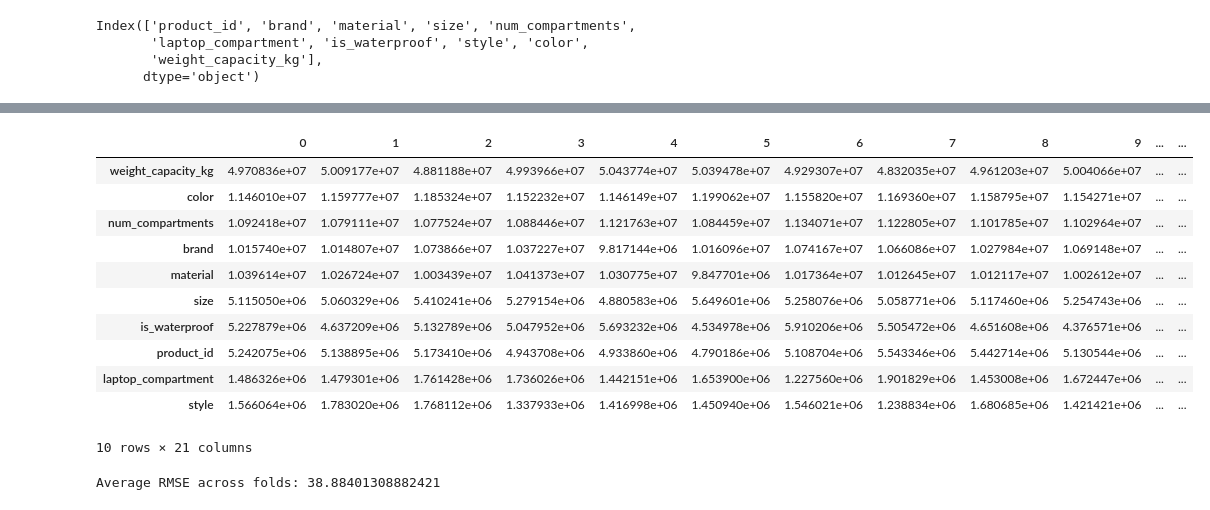
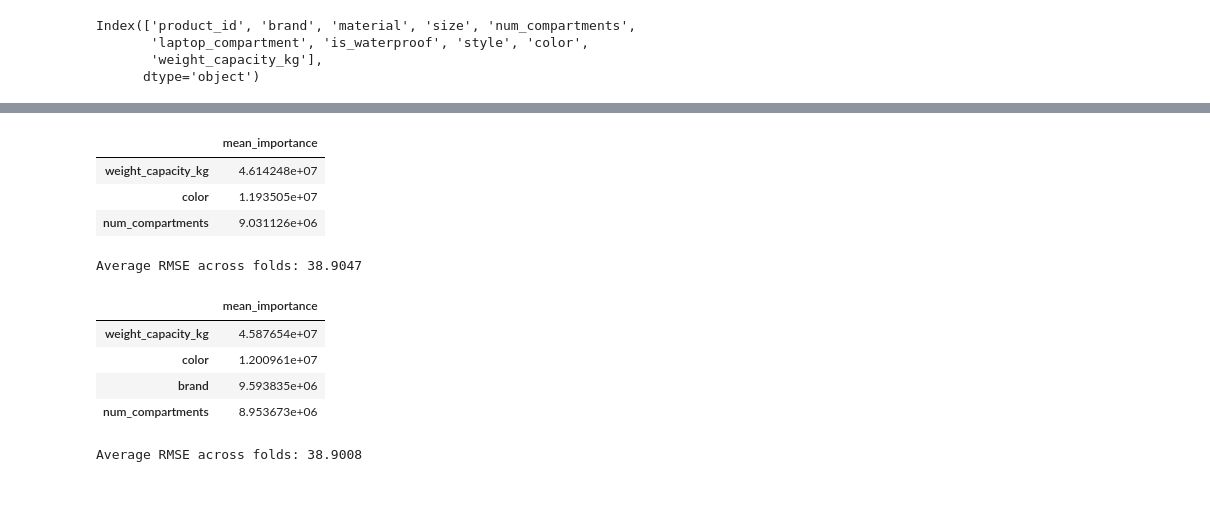
Before and after one commit to Jordanbarker/backpack-prediction-challenge, a Jupyter notebook: notebooks/feature_selection.ipynb, the cells around one changed output, grey strips where cells are left out. Drawn from its saved outputs; the diff is of its cells as text; code cells hidden in the pictures.

```diff
--- a/notebooks/feature_selection.ipynb
+++ b/notebooks/feature_selection.ipynb
@@ -44,0 +200,12 @@ train_df['uniform_noise'] = rng.uniform(1, 10000, len(train_df))
+# %%
+cat_cols = train_df.select_dtypes(include=['object', 'category']).columns.tolist() + ['laptop_compartment', 'is_waterproof']
+
+# Loop over each categorical column and map each category to the mean target value
+for col in cat_cols:
+    # Compute the mean target for each category in the column
+    category_target_mean = train_df.groupby(col)[target].mean()
+
+    # Replace the original categorical column with the target-encoded column
+    train_df[f'{col}_mean'] = train_df[col].map(category_target_mean)
+
+cat_mean_cols = [f'{col}_mean' for col in cat_cols]
@@ -44,0 +258,18 @@ train_df['uniform_noise'] = rng.uniform(1, 10000, len(train_df))
+# %%
+models = {
+    "baseline": baseline_features,
+    "cat_mean_cols": cat_mean_cols,
+    "cat_mean_cols + ": cat_mean_cols + baseline_features,
+    "all_features +":  features_to_try + baseline_features,
+    "all_features ++":  cat_mean_cols + features_to_try + baseline_features
+}
+
+X = train_df.drop(columns=[target])
+y = train_df[target]
+kf = KFold(n_splits=10, shuffle=True, random_state=42)
+result_df = cross_validate_features(models, X, y, kf, verbose=False)
+summary_df = pd.DataFrame({
+    "Mean RMSE": result_df.mean(),
+    "Std RMSE": result_df.std()
+})
+display(summary_df)
@@ -103,6 +357,8 @@ def cross_validate_lightgbm_feature_importances(
 
     # Compute average feature importance across folds
     feature_importance_df['mean_importance'] = feature_importance_df.mean(axis=1)
+    feature_importance_df.sort_values('mean_importance', ascending=False, inplace=True)
+
 
     if verbose:
         print("Cross-validation RMSE per fold:", scores)
@@ -151,26 +502,33 @@ Index(['product_id', 'brand', 'material', 'size', 'num_compartments',
+# %%
+scores, feature_importances = cross_validate_lightgbm_feature_importances(
+    lightgbm_params,
+    X[['weight_capacity_kg', 'color', 'num_compartments']],
+    y, kf, verbose=False
+)
+display(feature_importances[['mean_importance']])
+print(f"Average RMSE across folds: {np.mean(scores):.4f}")
+# %% [output]
+|  | mean_importance |
+| weight_capacity_kg | 4.614248e+07 |
+| color | 1.193505e+07 |
+| num_compartments | 9.031126e+06 |
+Average RMSE across folds: 38.9047
 # %%
 scores, feature_importances = cross_validate_lightgbm_feature_importances(
     lightgbm_params,
-    X,
+    X[['weight_capacity_kg', 'color', 'num_compartments', 'brand']],
     y, kf, verbose=False
 )
 feature_importances.sort_values('mean_importance', ascending=False, inplace=True)
-display(feature_importances)
-print("Average RMSE across folds:", np.mean(scores))
+display(feature_importances[['mean_importance']])
+print(f"Average RMSE across folds: {np.mean(scores):.4f}")
 # %% [output]
-|  | 0 | 1 | 2 | 3 | 4 | 5 | 6 | 7 | 8 | 9 | ... | ... |
-| weight_capacity_kg | 4.970836e+07 | 5.009177e+07 | 4.881188e+07 | 4.993966e+07 | 5.043774e+07 | 5.039478e+07 | 4.929307e+07 | 4.832035e+07 | 4.961203e+07 | 5.004066e+07 | ... | ... |
-| color | 1.146010e+07 | 1.159777e+07 | 1.185324e+07 | 1.152232e+07 | 1.146149e+07 | 1.199062e+07 | 1.155820e+07 | 1.169360e+07 | 1.158795e+07 | 1.154271e+07 | ... | ... |
-| num_compartments | 1.092418e+07 | 1.079111e+07 | 1.077524e+07 | 1.088446e+07 | 1.121763e+07 | 1.084459e+07 | 1.134071e+07 | 1.122805e+07 | 1.101785e+07 | 1.102964e+07 | ... | ... |
-| brand | 1.015740e+07 | 1.014807e+07 | 1.073866e+07 | 1.037227e+07 | 9.817144e+06 | 1.016096e+07 | 1.074167e+07 | 1.066086e+07 | 1.027984e+07 | 1.069148e+07 | ... | ... |
-| material | 1.039614e+07 | 1.026724e+07 | 1.003439e+07 | 1.041373e+07 | 1.030775e+07 | 9.847701e+06 | 1.017364e+07 | 1.012645e+07 | 1.012117e+07 | 1.002612e+07 | ... | ... |
-| size | 5.115050e+06 | 5.060329e+06 | 5.410241e+06 | 5.279154e+06 | 4.880583e+06 | 5.649601e+06 | 5.258076e+06 | 5.058771e+06 | 5.117460e+06 | 5.254743e+06 | ... | ... |
-| is_waterproof | 5.227879e+06 | 4.637209e+06 | 5.132789e+06 | 5.047952e+06 | 5.693232e+06 | 4.534978e+06 | 5.910206e+06 | 5.505472e+06 | 4.651608e+06 | 4.376571e+06 | ... | ... |
-| product_id | 5.242075e+06 | 5.138895e+06 | 5.173410e+06 | 4.943708e+06 | 4.933860e+06 | 4.790186e+06 | 5.108704e+06 | 5.543346e+06 | 5.442714e+06 | 5.130544e+06 | ... | ... |
-| laptop_compartment | 1.486326e+06 | 1.479301e+06 | 1.761428e+06 | 1.736026e+06 | 1.442151e+06 | 1.653900e+06 | 1.227560e+06 | 1.901829e+06 | 1.453008e+06 | 1.672447e+06 | ... | ... |
-| style | 1.566064e+06 | 1.783020e+06 | 1.768112e+06 | 1.337933e+06 | 1.416998e+06 | 1.450940e+06 | 1.546021e+06 | 1.238834e+06 | 1.680685e+06 | 1.421421e+06 | ... | ... |
+|  | mean_importance |
+| weight_capacity_kg | 4.587654e+07 |
+| color | 1.200961e+07 |
+| brand | 9.593835e+06 |
+| num_compartments | 8.953673e+06 |
-10 rows × 21 columns
+Average RMSE across folds: 38.9008
-Average RMSE across folds: 38.88401308882421
 # %%
 scores, feature_importances = cross_validate_lightgbm_feature_importances(
     lightgbm_params,
```
Also changed, not shown: parts of 27 cells of this notebook, 2 other files.
